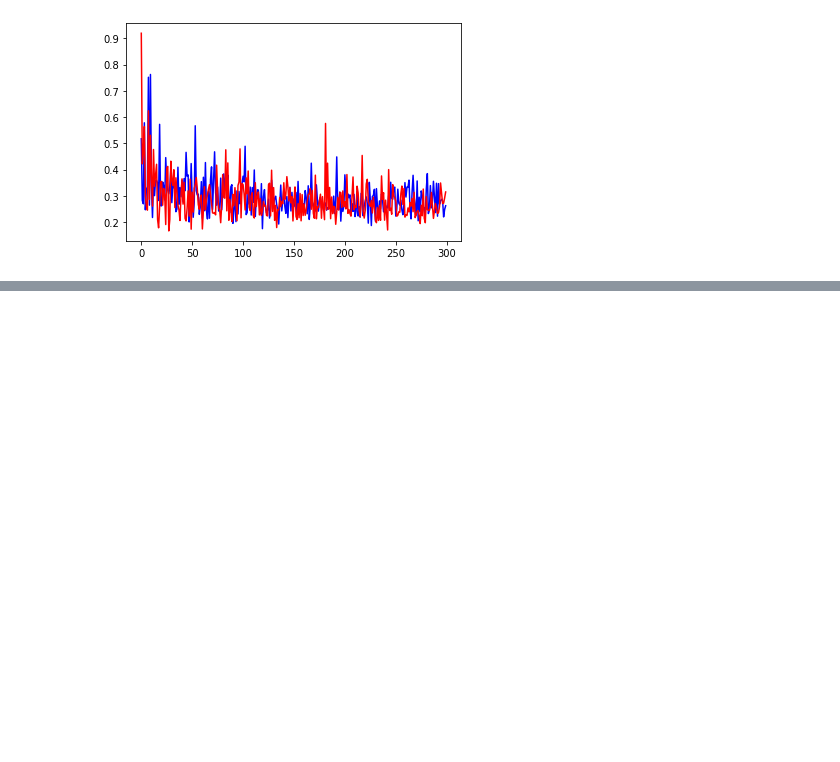
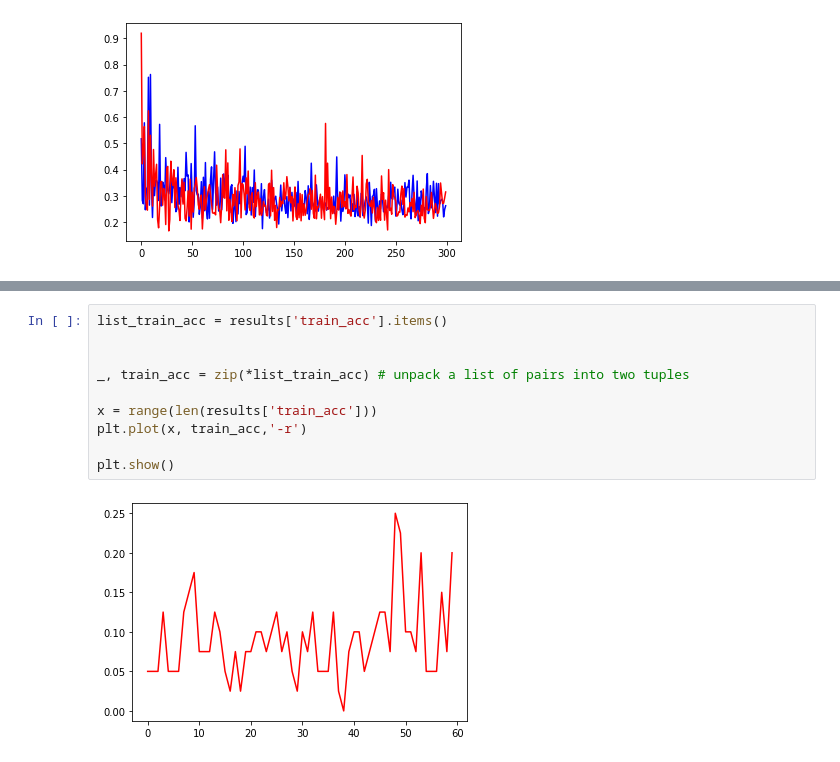
Before and after one commit to csingh27/trident_primitives, a Jupyter notebook: results_processing/MAML_results.ipynb, the cells around one changed output, grey strips where cells are left out. Saved outputs shown, nothing was run; the diff lists cells and outputs as text; blank space fills up the shorter version.

```diff
--- a/results_processing/MAML_results.ipynb
+++ b/results_processing/MAML_results.ipynb
@@ -177,0 +242,12 @@ plt.show()
+# %%
+list_train_acc = results['train_acc'].items()
+
+
+_, train_acc = zip(*list_train_acc) # unpack a list of pairs into two tuples
+
+x = range(len(results['train_acc']))
+plt.plot(x, train_acc,'-r')
+
+plt.show()
+# %% [output]
+[figure, added]
```
Also changed, not shown: parts of 18 cells of this notebook.
